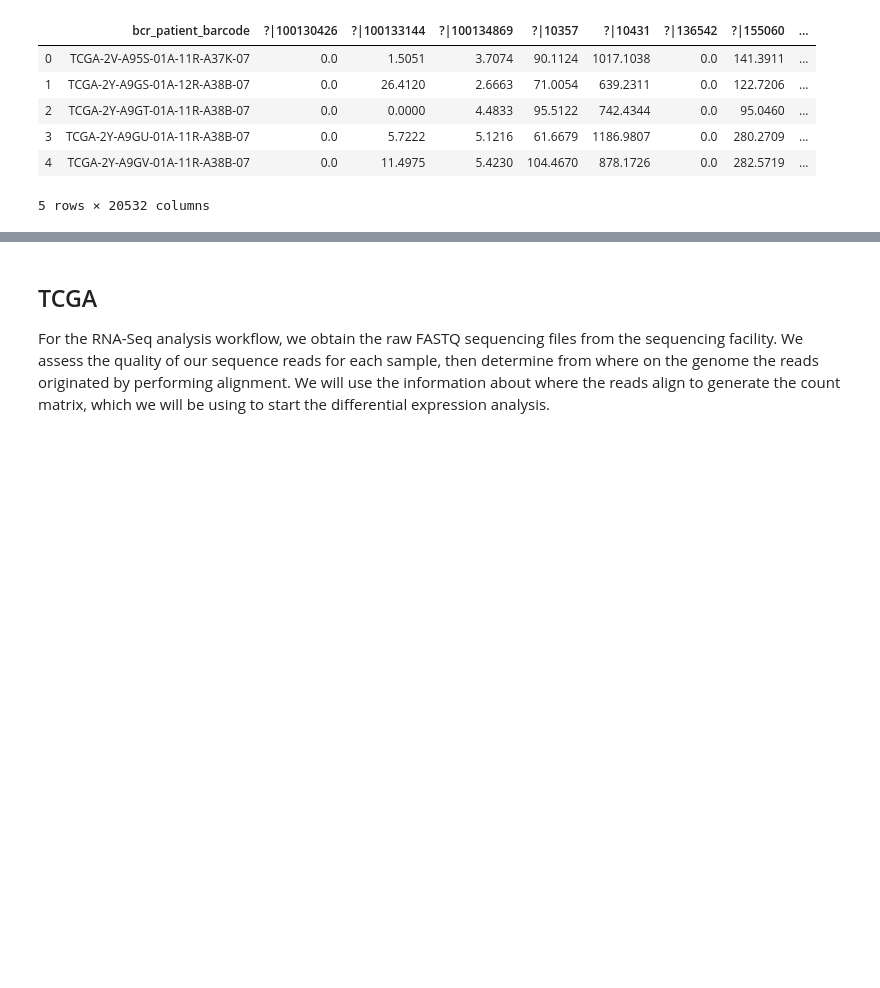
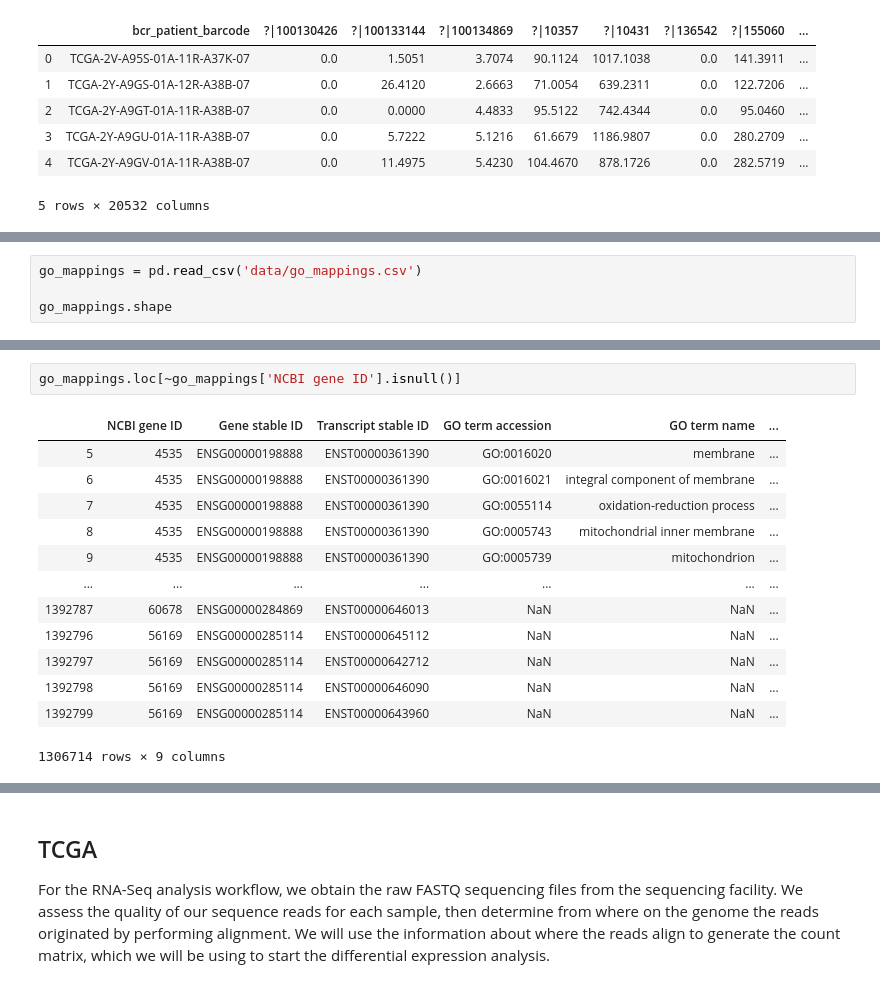
Before and after one commit to sohilsshah91/hacknights, a Jupyter notebook: tcga-lihc/1.1-hacknight-tcga-eda.ipynb, the cells around one changed output, grey strips where cells are left out. Saved outputs shown, nothing was run; the diff lists cells and outputs as text; blank space fills up the shorter version.

```diff
--- a/tcga-lihc/1.1-hacknight-tcga-eda.ipynb
+++ b/tcga-lihc/1.1-hacknight-tcga-eda.ipynb
@@ -52,0 +215,4 @@ Length: 20531, dtype: object
+# %%
+go_mappings = pd.read_csv('data/go_mappings.csv')
+
+go_mappings.shape
@@ -52,0 +230,16 @@ Length: 20531, dtype: object
+# %%
+go_mappings.loc[~go_mappings['NCBI gene ID'].isnull()]
+# %% [output]
+|  | NCBI gene ID | Gene stable ID | Transcript stable ID | GO term accession | GO term name | ... |
+| 5 | 4535 | ENSG00000198888 | ENST00000361390 | GO:0016020 | membrane | ... |
+| 6 | 4535 | ENSG00000198888 | ENST00000361390 | GO:0016021 | integral component of membrane | ... |
+| 7 | 4535 | ENSG00000198888 | ENST00000361390 | GO:0055114 | oxidation-reduction process | ... |
+| 8 | 4535 | ENSG00000198888 | ENST00000361390 | GO:0005743 | mitochondrial inner membrane | ... |
+| 9 | 4535 | ENSG00000198888 | ENST00000361390 | GO:0005739 | mitochondrion | ... |
+| ... | ... | ... | ... | ... | ... | ... |
+| 1392787 | 60678 | ENSG00000284869 | ENST00000646013 | NaN | NaN | ... |
+| 1392796 | 56169 | ENSG00000285114 | ENST00000645112 | NaN | NaN | ... |
+| 1392797 | 56169 | ENSG00000285114 | ENST00000642712 | NaN | NaN | ... |
+| 1392798 | 56169 | ENSG00000285114 | ENST00000646090 | NaN | NaN | ... |
+| 1392799 | 56169 | ENSG00000285114 | ENST00000643960 | NaN | NaN | ... |
+1306714 rows × 9 columns
```
Also changed, not shown: parts of 28 cells of this notebook.
